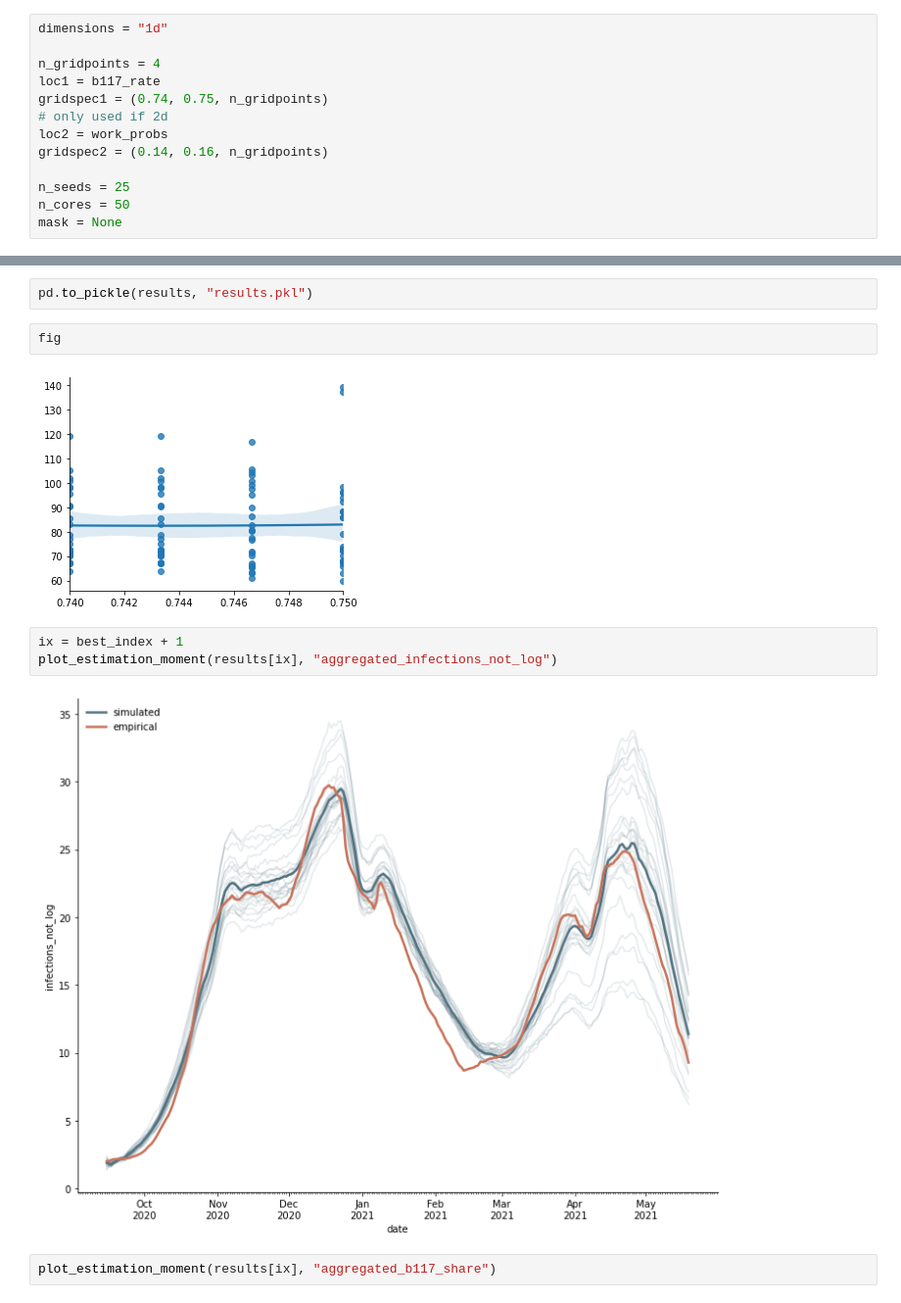
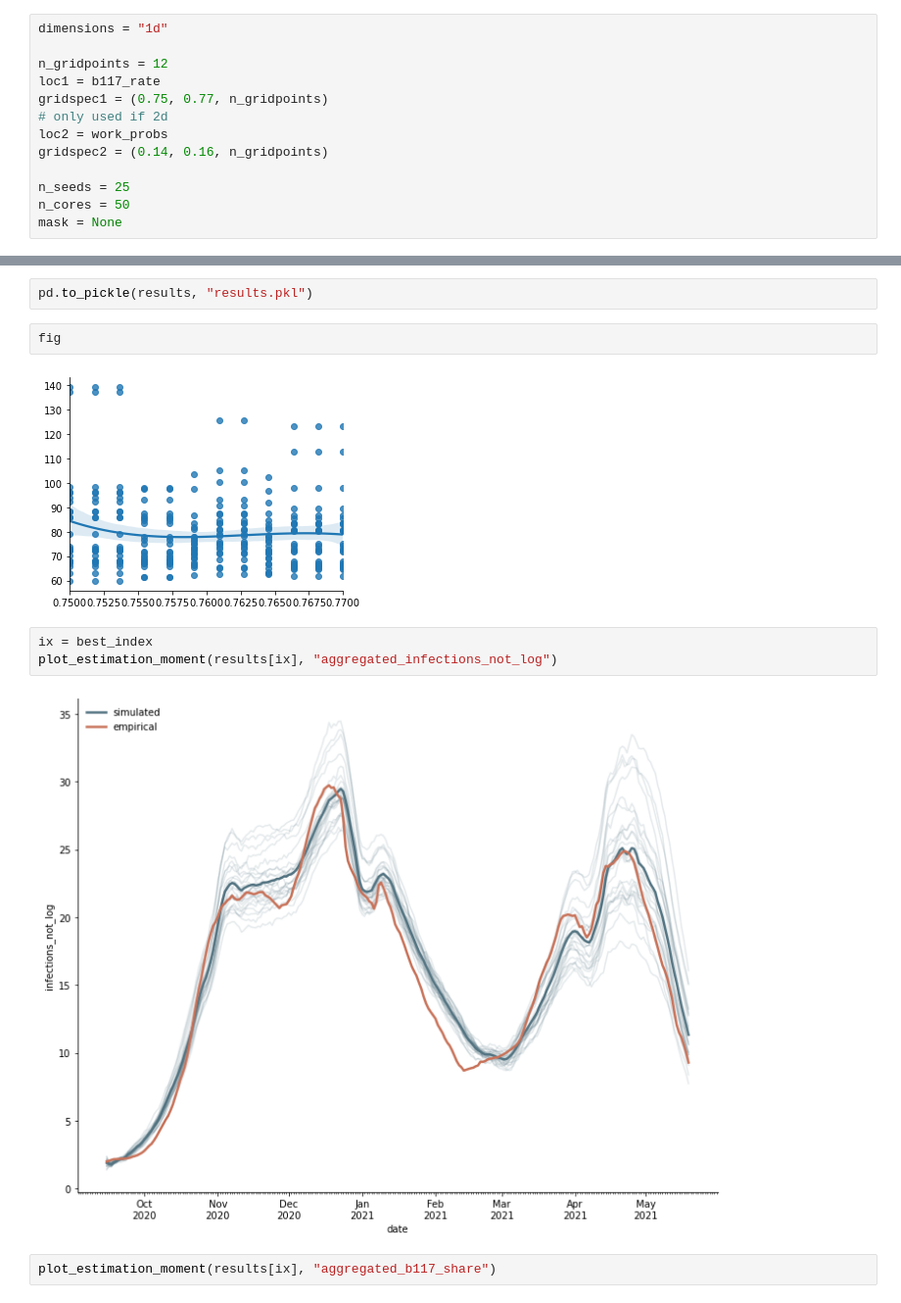
Before and after one commit to covid-19-impact-lab/sid-germany, a Jupyter notebook: src/exploration/janos_simulation_notebook.ipynb, the cells around one changed output, grey strips where cells are left out. Shown at 98% size. Saved outputs shown, nothing was run; the diff lists cells and outputs as text.

Commit message:
Best fit so far.

```diff
--- a/src/exploration/janos_simulation_notebook.ipynb
+++ b/src/exploration/janos_simulation_notebook.ipynb
@@ -111,9 +111,9 @@ params
 # %%
 dimensions = "1d"
 
-n_gridpoints = 4
+n_gridpoints = 12
 loc1 = b117_rate
-gridspec1 = (0.74, 0.75, n_gridpoints)
+gridspec1 = (0.75, 0.77, n_gridpoints)
 # only used if 2d
 loc2 = work_probs
 gridspec2 = (0.14, 0.16, n_gridpoints)
@@ -148,12 +148,12 @@ pd.to_pickle(results, "results.pkl")
 # %%
 fig
 # %% [output]
-[figure, old version]
+[figure, new version]
 # %%
-ix = best_index + 1
+ix = best_index
 plot_estimation_moment(results[ix], "aggregated_infections_not_log")
 # %% [output]
-[figure, old version]
+[figure, new version]
 # %%
 plot_estimation_moment(results[ix], "aggregated_b117_share")
 # %% [output]
```
Also changed, not shown: parts of 4 cells of this notebook.
